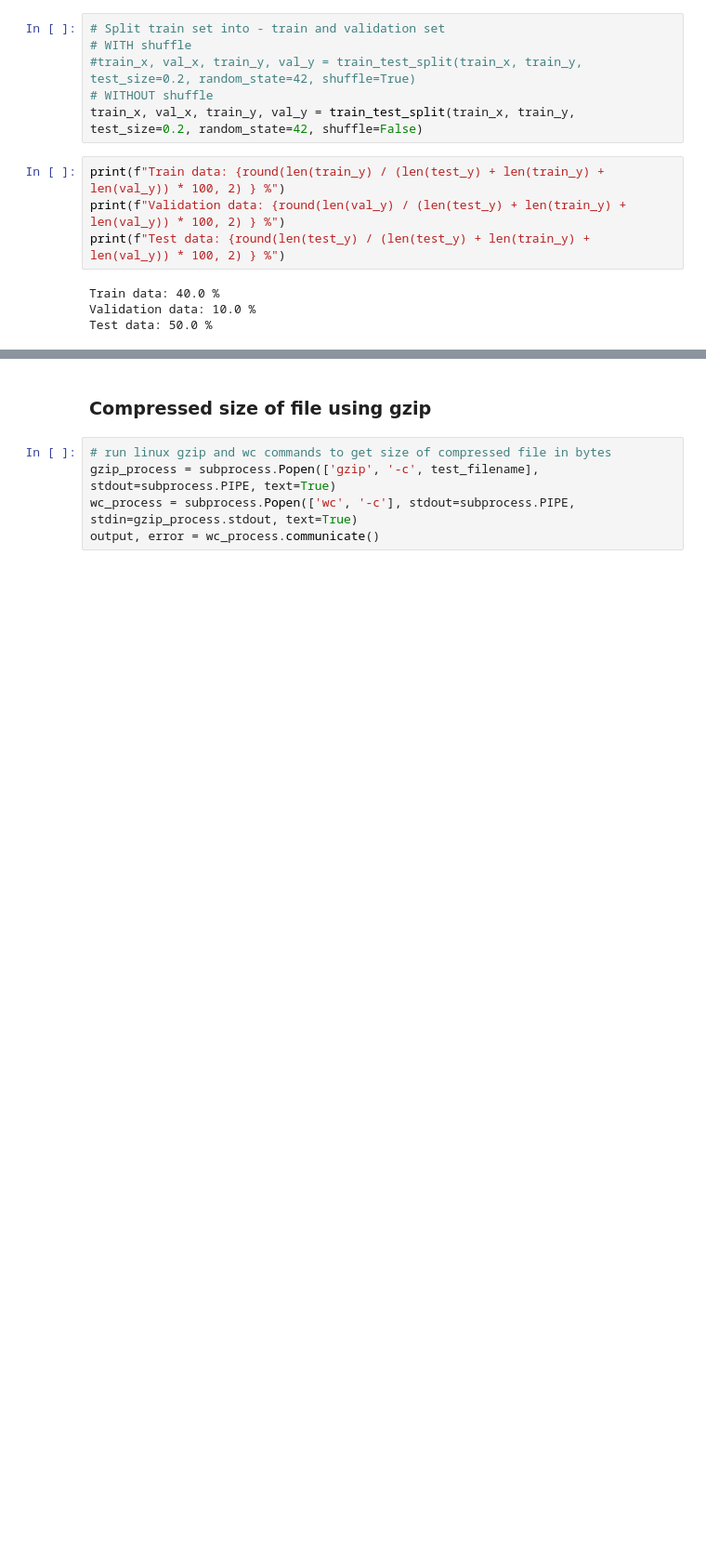
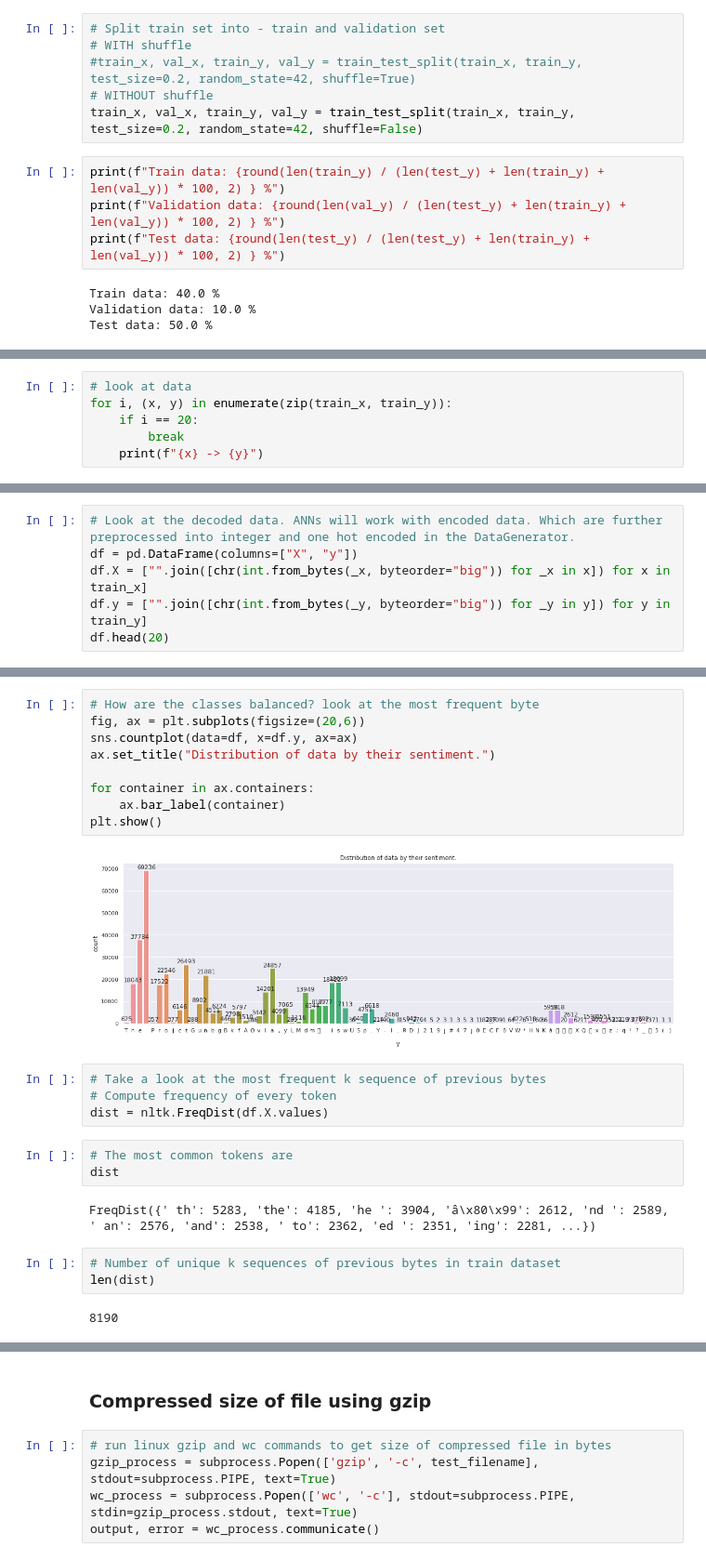
Before and after one commit to Weliras/Data-compression-and-neural-networks, a Jupyter notebook: SemestralProject.ipynb, the cells around one changed output, grey strips where cells are left out. Shown at 93% size. Cells and saved outputs as stored; diff of their text form; blank space fills up the shorter version.

```diff
--- a/SemestralProject.ipynb
+++ b/SemestralProject.ipynb
@@ -1775,0 +1791,6 @@ Test set size (X, y): (531879, 2), (531879, 1)
+# %%
+# look at data
+for i, (x, y) in enumerate(zip(train_x, train_y)):
+    if i == 20:
+        break
+    print(f"{x} -> {y}")
@@ -1775,0 +1820,6 @@ Test set size (X, y): (531879, 2), (531879, 1)
+# %%
+# Look at the decoded data. ANNs will work with encoded data. Which are further preprocessed into integer and one hot encoded in the DataGenerator.
+df = pd.DataFrame(columns=["X", "y"])
+df.X = ["".join([chr(int.from_bytes(_x, byteorder="big")) for _x in x]) for x in train_x]
+df.y = ["".join([chr(int.from_bytes(_y, byteorder="big")) for _y in y]) for y in train_y]
+df.head(20)
@@ -1775,0 +1857,25 @@ Test set size (X, y): (531879, 2), (531879, 1)
+# %%
+# How are the classes balanced? look at the most frequent byte
+fig, ax = plt.subplots(figsize=(20,6))
+sns.countplot(data=df, x=df.y, ax=ax)
+ax.set_title("Distribution of data by their sentiment.")
+
+for container in ax.containers:
+    ax.bar_label(container)
+plt.show()
+# %% [output]
+[figure, added]
+# %%
+# Take a look at the most frequent k sequence of previous bytes
+# Compute frequency of every token
+dist = nltk.FreqDist(df.X.values)
+# %%
+# The most common tokens are
+dist
+# %% [output]
+FreqDist({' th': 5283, 'the': 4185, 'he ': 3904, 'â\x80\x99': 2612, 'nd ': 2589, ' an': 2576, 'and': 2538, ' to': 2362, 'ed ': 2351, 'ing': 2281, ...})
+# %%
+# Number of unique k sequences of previous bytes in train dataset
+len(dist)
+# %% [output]
+8190
```
Also changed, not shown: parts of 32 cells of this notebook.
